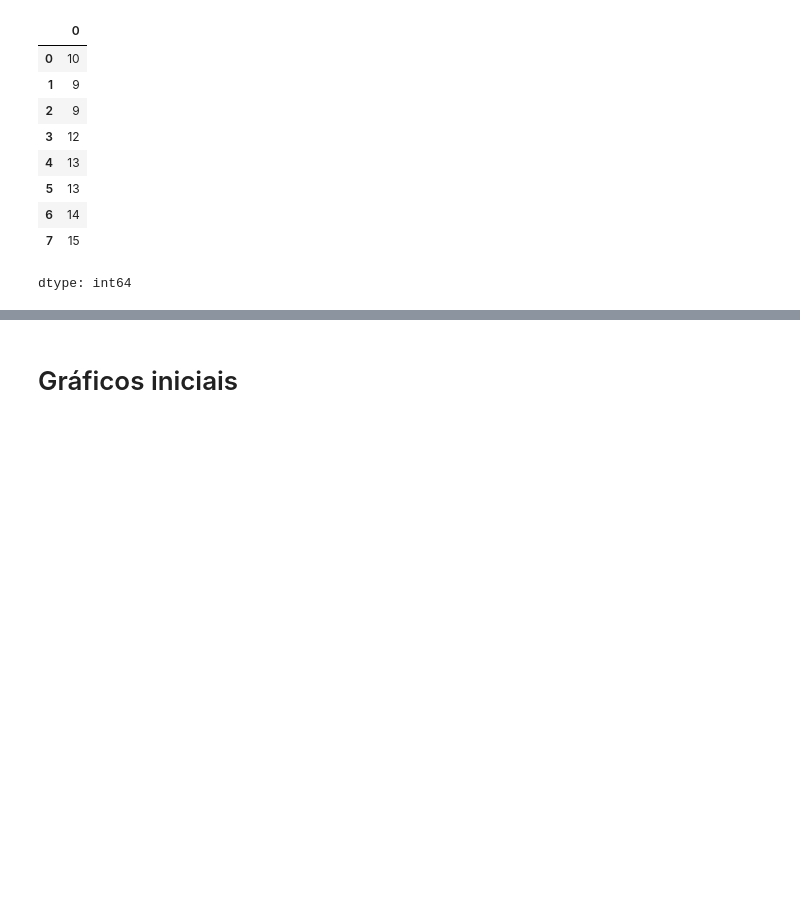
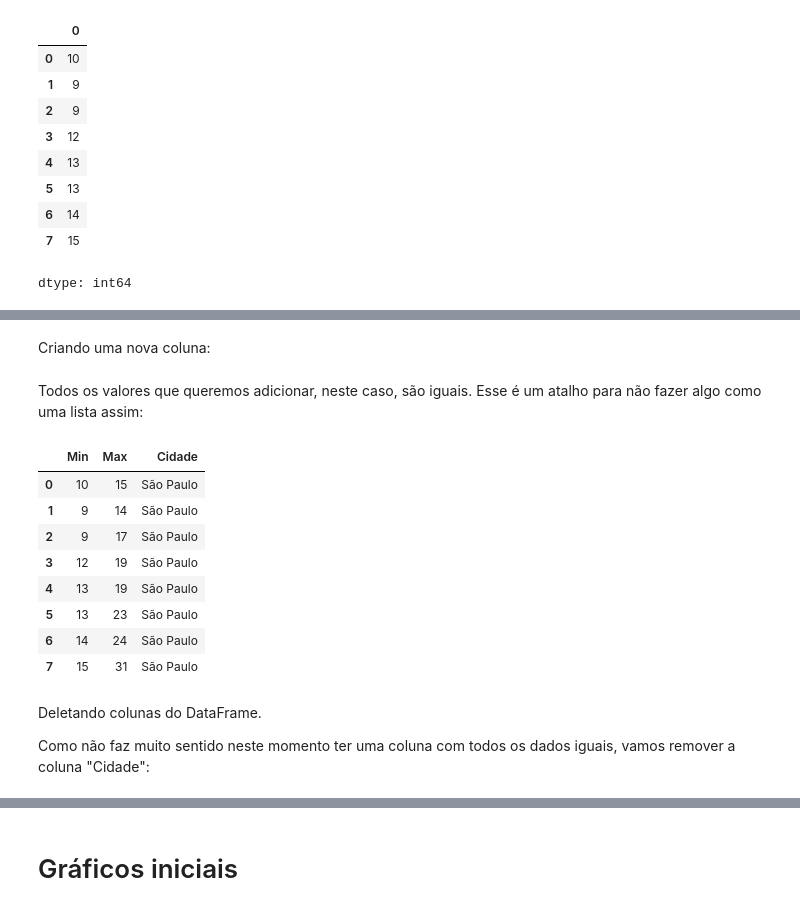
Before and after one commit to SantosRAC/gvenck_python_intro_2025, a Jupyter notebook: Dia_2.ipynb, the cells around one changed output, grey strips where cells are left out. Cells and saved outputs as stored; diff of their text form; code cells hidden in the pictures; blank space fills up the shorter version.

Commit message:
Added Series and DataFrame

```diff
--- a/Dia_2.ipynb
+++ b/Dia_2.ipynb
@@ -88,0 +219,5 @@ dtype: int64
+# %%
+temperaturas = {"Min": [10, 9, 9, 12, 13, 13, 14, 15],
+                   "Max": [15, 14, 17, 19, 19, 23, 24, 31]}
+# %%
+temperaturas_df = pd.DataFrame(temperaturas)
@@ -88,0 +316,24 @@ dtype: int64
+# %% [markdown]
+Criando uma nova coluna:
+# %%
+temperaturas_df["Cidade"] = "São Paulo"
+# %% [markdown]
+Todos os valores que queremos adicionar, neste caso, são iguais. Esse é um atalho para não fazer algo como uma lista assim:
+# %%
+temperaturas_df["Cidade"] = ["São Paulo", "São Paulo", "São Paulo", "São Paulo", "São Paulo", "São Paulo", "São Paulo", "São Paulo"]
+# %%
+temperaturas_df
+# %% [output]
+|  | Min | Max | Cidade |
+| 0 | 10 | 15 | São Paulo |
+| 1 | 9 | 14 | São Paulo |
+| 2 | 9 | 17 | São Paulo |
+| 3 | 12 | 19 | São Paulo |
+| 4 | 13 | 19 | São Paulo |
+| 5 | 13 | 23 | São Paulo |
+| 6 | 14 | 24 | São Paulo |
+| 7 | 15 | 31 | São Paulo |
+# %% [markdown]
+Deletando colunas do DataFrame.
+
+Como não faz muito sentido neste momento ter uma coluna com todos os dados iguais, vamos remover a coluna "Cidade":
```
Also changed, not shown: parts of 52 cells of this notebook.
